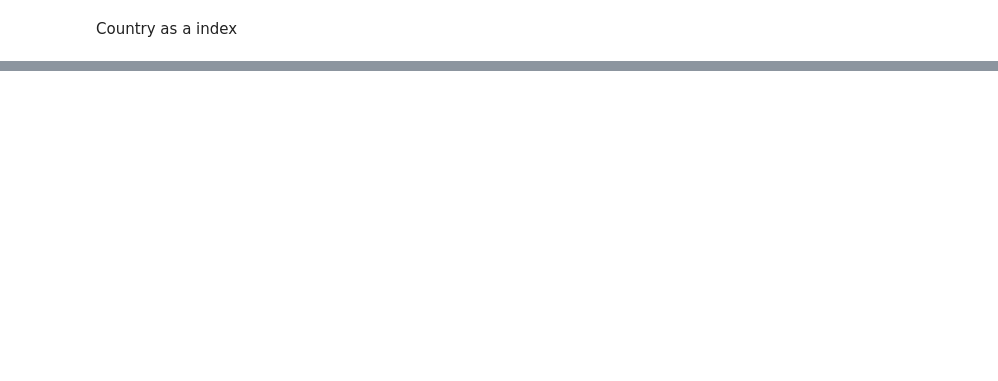
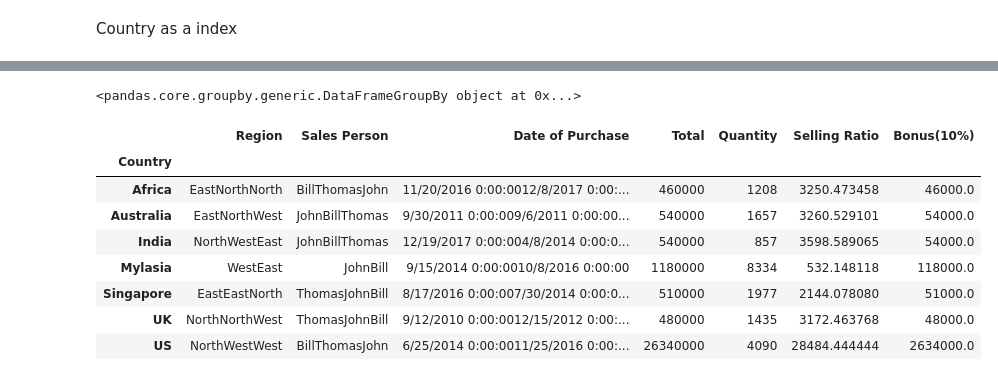
Before and after one commit to Gokulvasan-V/pandas, a Jupyter notebook: Guvi_pandas_2.ipynb, the cells around one changed output, grey strips where cells are left out. Cells and saved outputs as stored; diff of their text form; code cells hidden in the pictures; blank space fills up the shorter version.

```diff
--- a/Guvi_pandas_2.ipynb
+++ b/Guvi_pandas_2.ipynb
@@ -258,0 +273,16 @@ df_1.loc['India']
+# %%
+df.groupby('Country') # It will Give the object type
+# %% [output]
+<pandas.core.groupby.generic.DataFrameGroupBy object at 0x...>
+# %%
+df.groupby('Country').sum()
+# %% [output]
+|  | Region | Sales Person | Date of Purchase | Total | Quantity | Selling Ratio | Bonus(10%) |
+| Country |  |  |  |  |  |  |  |
+| Africa | EastNorthNorth | BillThomasJohn | 11/20/2016 0:00:0012/8/2017 0:00:... | 460000 | 1208 | 3250.473458 | 46000.0 |
+| Australia | EastNorthWest | JohnBillThomas | 9/30/2011 0:00:009/6/2011 0:00:00... | 540000 | 1657 | 3260.529101 | 54000.0 |
+| India | NorthWestEast | JohnBillThomas | 12/19/2017 0:00:004/8/2014 0:00:0... | 540000 | 857 | 3598.589065 | 54000.0 |
+| Mylasia | WestEast | JohnBill | 9/15/2014 0:00:0010/8/2016 0:00:00 | 1180000 | 8334 | 532.148118 | 118000.0 |
+| Singapore | EastEastNorth | ThomasJohnBill | 8/17/2016 0:00:007/30/2014 0:00:0... | 510000 | 1977 | 2144.078080 | 51000.0 |
+| UK | NorthNorthWest | ThomasJohnBill | 9/12/2010 0:00:0012/15/2012 0:00:... | 480000 | 1435 | 3172.463768 | 48000.0 |
+| US | NorthWestWest | BillThomasJohn | 6/25/2014 0:00:0011/25/2016 0:00:... | 26340000 | 4090 | 28484.444444 | 2634000.0 |
```
Also changed, not shown: parts of 17 cells of this notebook.
